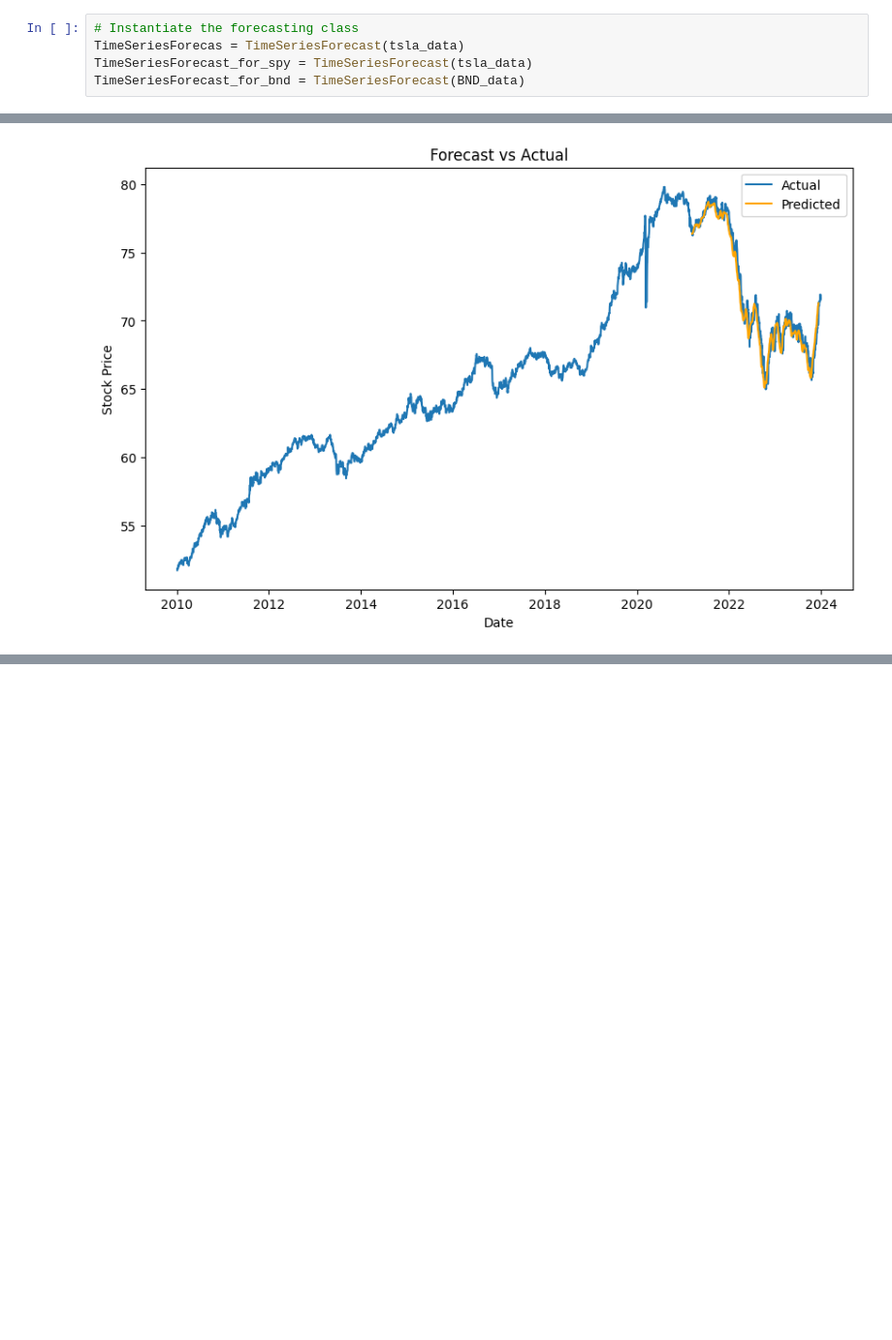
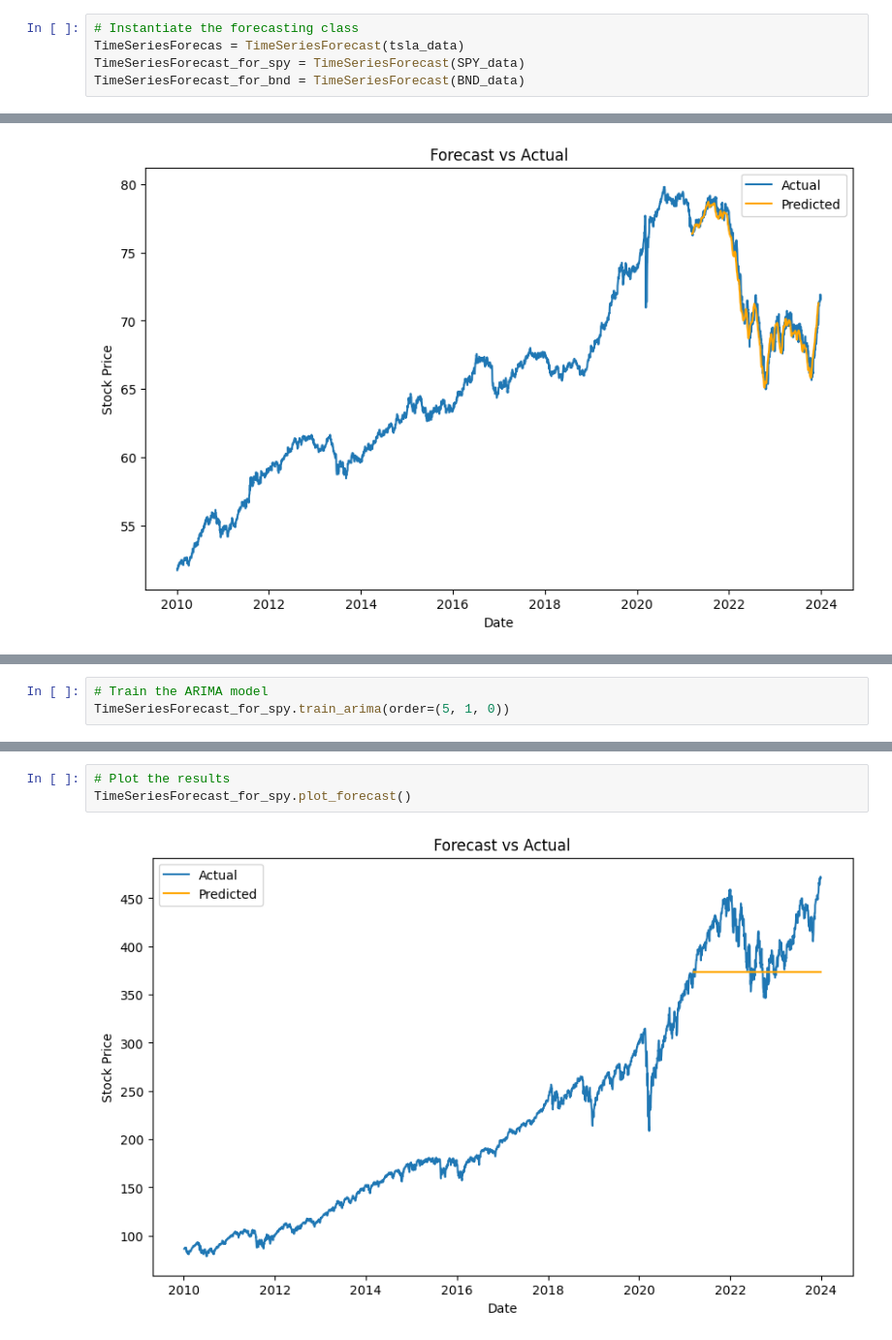
Before and after one commit to bef898/Time-Series-Forecasting, a Jupyter notebook: notebooks/TimeSeriesForecast.ipynb, the cells around one changed output, grey strips where cells are left out. Shown: that part at 97% size. Cells and saved outputs as stored; diff of their text form; blank space fills up the shorter version.

```diff
--- a/notebooks/TimeSeriesForecast.ipynb
+++ b/notebooks/TimeSeriesForecast.ipynb
@@ -25,6 +25,6 @@ instantiate the class
 # %%
 # Instantiate the forecasting class
 TimeSeriesForecas = TimeSeriesForecast(tsla_data)
-TimeSeriesForecast_for_spy = TimeSeriesForecast(tsla_data)
+TimeSeriesForecast_for_spy = TimeSeriesForecast(SPY_data)
 TimeSeriesForecast_for_bnd = TimeSeriesForecast(BND_data)
 # %% [output]
@@ -240,0 +262,3 @@ TimeSeriesForecast_for_bnd.plot_forecast()
+# %%
+# Train the ARIMA model
+TimeSeriesForecast_for_spy.train_arima(order=(5, 1, 0))
@@ -240,0 +277,5 @@ TimeSeriesForecast_for_bnd.plot_forecast()
+# %%
+# Plot the results
+TimeSeriesForecast_for_spy.plot_forecast()
+# %% [output]
+[figure, added]
```
Also changed, not shown: parts of 18 cells of this notebook.
